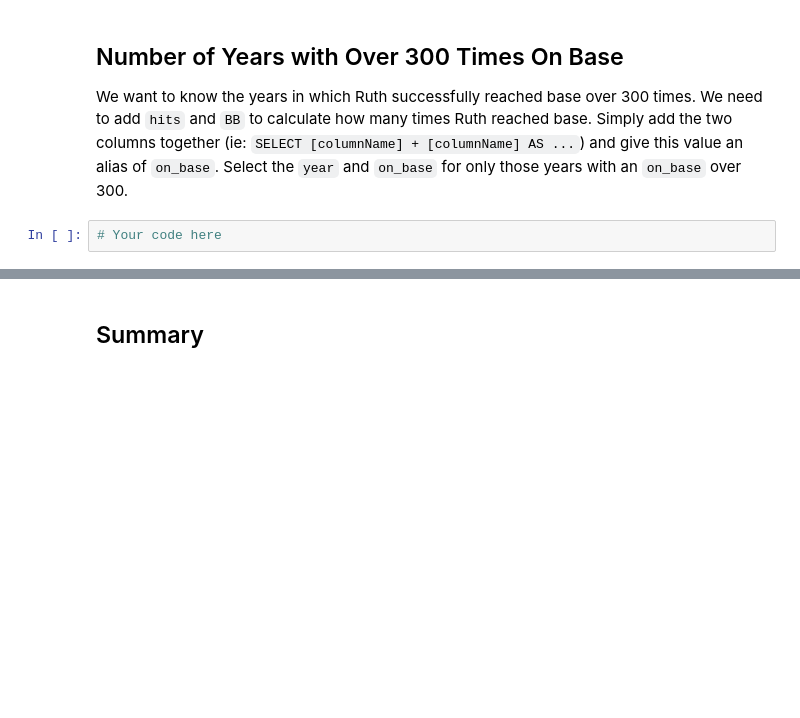
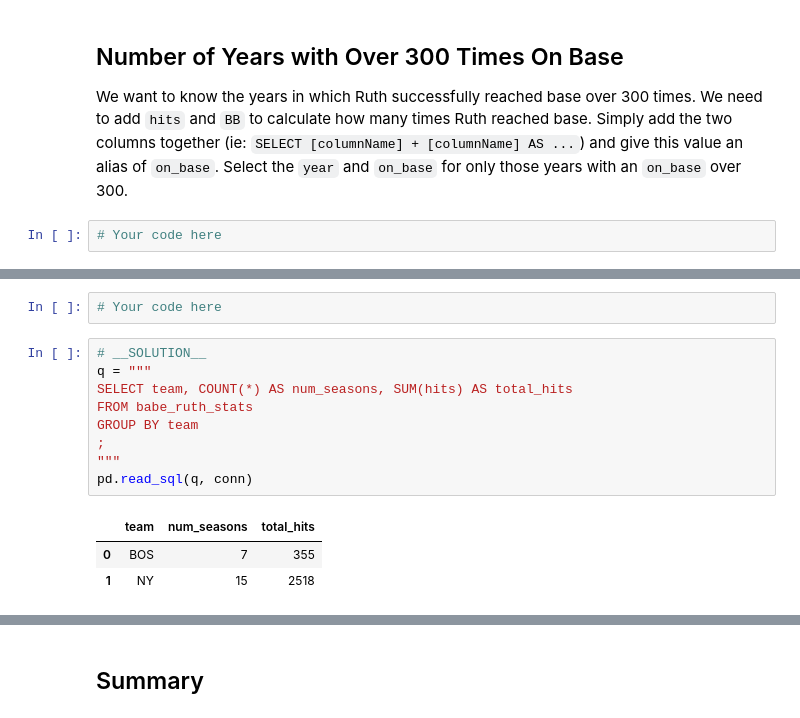
Before and after one commit to learn-co-curriculum/dsc-grouping-data-with-sql-lab, a Jupyter notebook: index.ipynb, the cells around one changed output, grey strips where cells are left out. Drawn from its saved outputs; the diff is of its cells as text; blank space fills up the shorter version.

Commit message:
pd.read_sql, augment HAVING practice

```diff
--- a/index.ipynb
+++ b/index.ipynb
@@ -226,0 +276,15 @@ df
+# %%
+# Your code here
+# %%
+# __SOLUTION__
+q = """
+SELECT team, COUNT(*) AS num_seasons, SUM(hits) AS total_hits
+FROM babe_ruth_stats
+GROUP BY team
+;
+"""
+pd.read_sql(q, conn)
+# %% [output]
+|  | team | num_seasons | total_hits |
+| 0 | BOS | 7 | 355 |
+| 1 | NY | 15 | 2518 |
```
Also changed, not shown: parts of 34 cells of this notebook, 1 other file.
